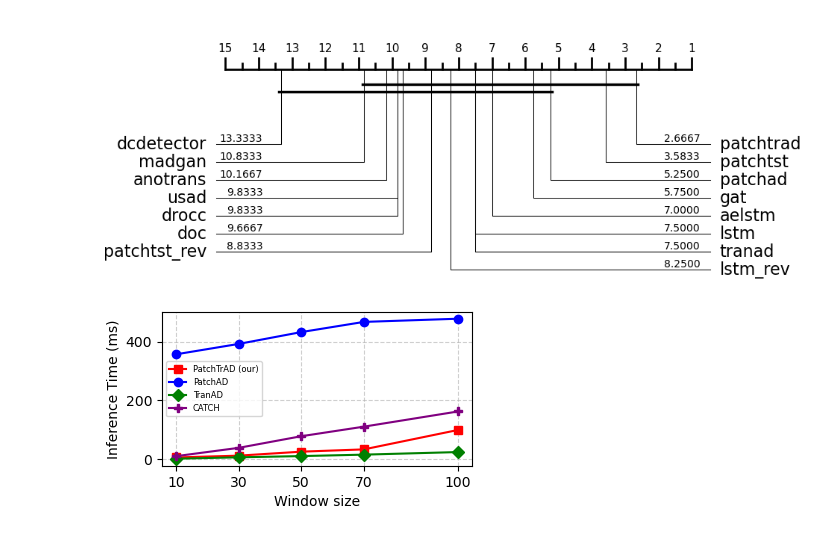
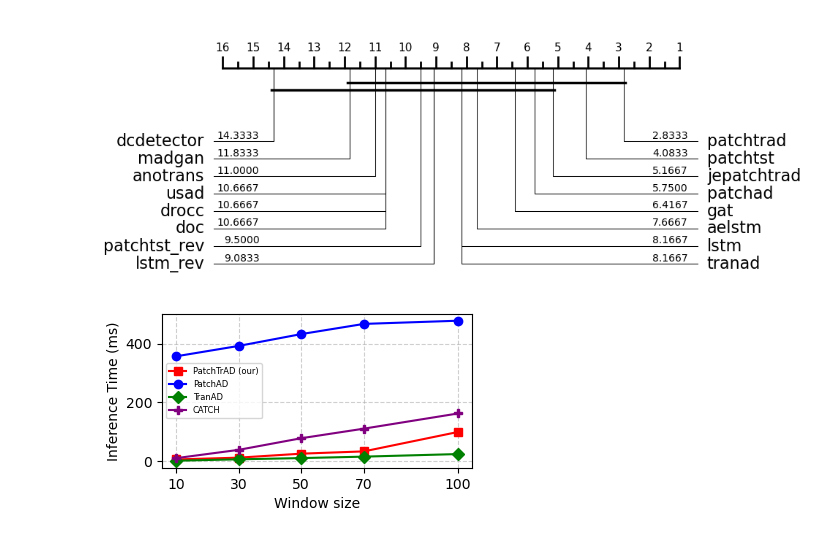
Before and after one commit to vilhess/DL4TSAD, a Jupyter notebook: visu.ipynb, the cells around one changed output. Cells and saved outputs as stored; diff of their text form; code cells hidden in the pictures.

```diff
--- a/visu.ipynb
+++ b/visu.ipynb
@@ -27,12 +28,11 @@ results_show
 | catch | NaN | NaN | 0.678 | 0.238 | 0.530 | 0.894 | 0.585 |
 # %%
-
+results.drop('catch', axis=0, inplace=True)
 results = results.T
-results = results[['aelstm', 'anotrans', 'patchtst', 'usad', 'lstm', 'tranad', 'patchtrad', 'patchad', 'madgan', 'drocc', 'lstm_rev', 'patchtst_rev', 'doc', 'dcdetector', 'gat']]
 methods = results.columns
 plot = plot_critical_difference(results.values, methods, alpha=0.05, width=8, test='nemenyi')
 # %% [output]
-[figure, old version]
+[figure, new version]
 # %%
 # Inference Speed for PatchAD, PatchTrAD, TranAD on the SWaT Dataset
 
```
Also changed, not shown: parts of 1 cell of this notebook, 12 other files.
